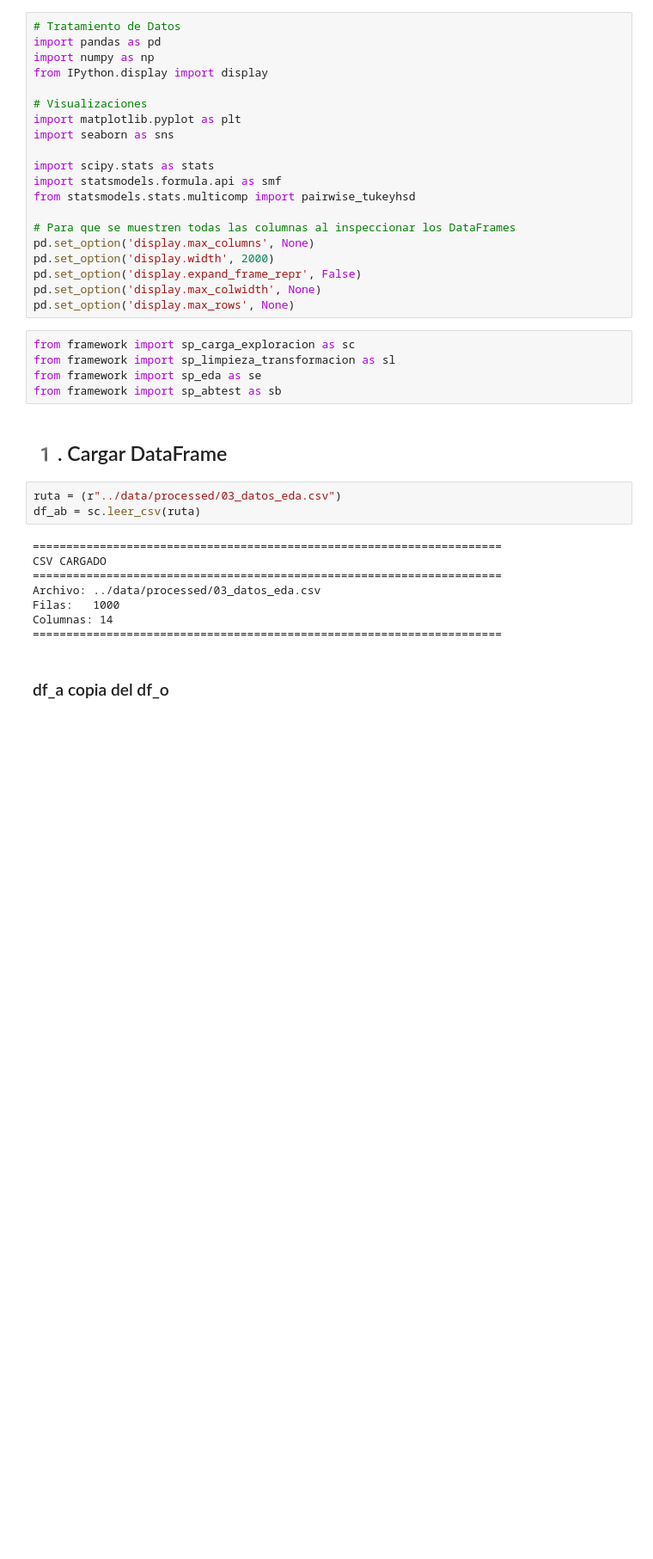
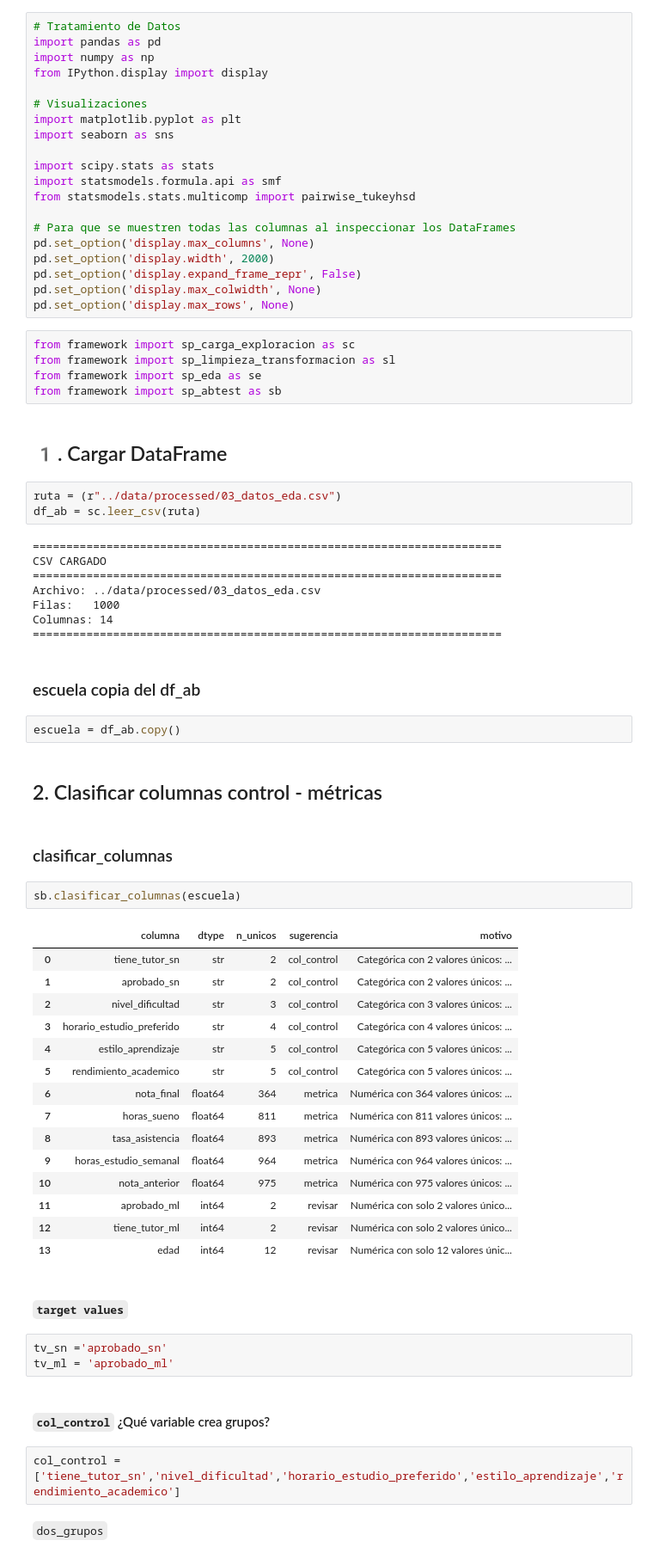
Before and after one commit to FM-Luque/5.DataProyect_Machine_Learning, a Jupyter notebook: notebooks/04_abtest.ipynb, the cells around one changed output. Shown at 86% size. Saved outputs shown, nothing was run; the diff lists cells and outputs as text; blank space fills up the shorter version.

```diff
--- a/notebooks/04_abtest.ipynb
+++ b/notebooks/04_abtest.ipynb
@@ -44,4 +44,39 @@ Filas:   1000
 Columnas: 14
 ======================================================================
 # %% [markdown]
-###  df_a copia del df_o
+### escuela copia del  df_ab
+# %%
+escuela = df_ab.copy()
+# %% [markdown]
+## 2. Clasificar columnas control - métricas
+# %% [markdown]
+### clasificar_columnas
+# %%
+sb.clasificar_columnas(escuela)
+# %% [output]
+|  | columna | dtype | n_unicos | sugerencia | motivo |
+| 0 | tiene_tutor_sn | str | 2 | col_control | Categórica con 2 valores únicos: ... |
+| 1 | aprobado_sn | str | 2 | col_control | Categórica con 2 valores únicos: ... |
+| 2 | nivel_dificultad | str | 3 | col_control | Categórica con 3 valores únicos: ... |
+| 3 | horario_estudio_preferido | str | 4 | col_control | Categórica con 4 valores únicos: ... |
+| 4 | estilo_aprendizaje | str | 5 | col_control | Categórica con 5 valores únicos: ... |
+| 5 | rendimiento_academico | str | 5 | col_control | Categórica con 5 valores únicos: ... |
+| 6 | nota_final | float64 | 364 | metrica | Numérica con 364 valores únicos: ... |
+| 7 | horas_sueno | float64 | 811 | metrica | Numérica con 811 valores únicos: ... |
+| 8 | tasa_asistencia | float64 | 893 | metrica | Numérica con 893 valores únicos: ... |
+| 9 | horas_estudio_semanal | float64 | 964 | metrica | Numérica con 964 valores únicos: ... |
+| 10 | nota_anterior | float64 | 975 | metrica | Numérica con 975 valores únicos: ... |
+| 11 | aprobado_ml | int64 | 2 | revisar | Numérica con solo 2 valores único... |
+| 12 | tiene_tutor_ml | int64 | 2 | revisar | Numérica con solo 2 valores único... |
+| 13 | edad | int64 | 12 | revisar | Numérica con solo 12 valores únic... |
+# %% [markdown]
+##### `target values`
+# %%
+tv_sn ='aprobado_sn'
+tv_ml = 'aprobado_ml'
+# %% [markdown]
+####  `col_control` ¿Qué variable crea grupos?
+# %%
+col_control = ['tiene_tutor_sn','nivel_dificultad','horario_estudio_preferido','estilo_aprendizaje','rendimiento_academico']
+# %% [markdown]
+`dos_grupos`
```
Also changed, not shown: parts of 53 cells of this notebook, 5 other files.
